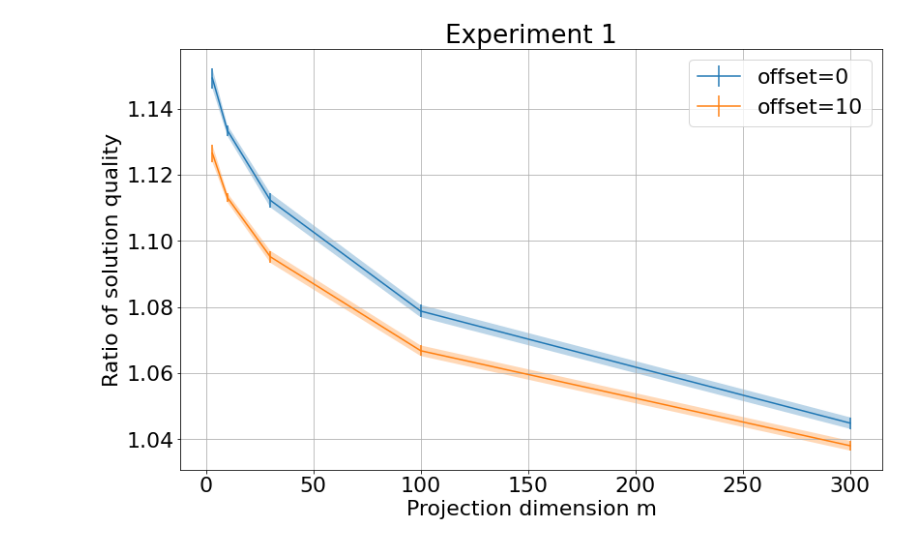
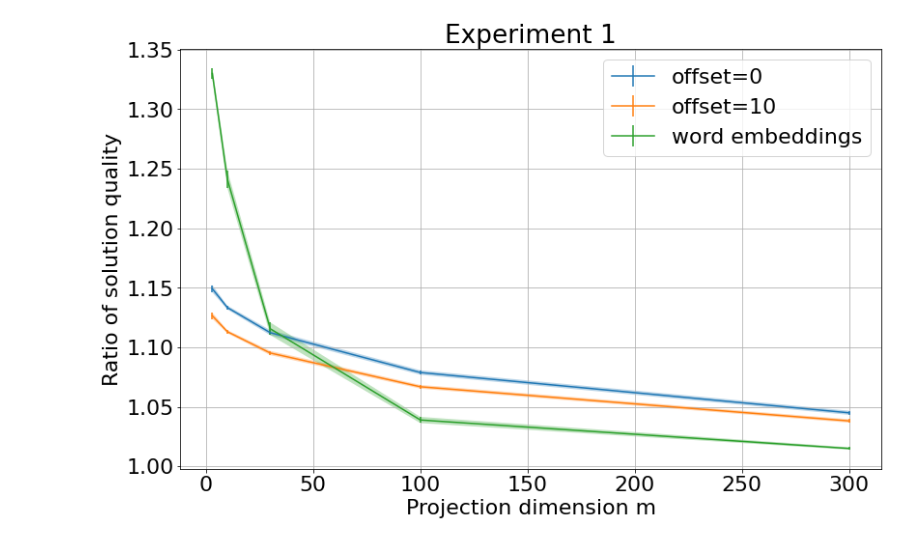
Before and after one commit to decarpentierg/dr4wb, a Jupyter notebook: exp1_plots.ipynb, the cells around one changed output. Drawn from its saved outputs; the diff is of its cells as text; code cells hidden in the pictures.

Commit message:
add word vectors

```diff
--- a/exp1_plots.ipynb
+++ b/exp1_plots.ipynb
@@ -15,13 +8,15 @@ from experiment1 import *
 # %%
 plt.rcParams.update({'font.size': 22})
 plt.figure(figsize=(13, 8))
 plot_quality_ratios(M_VALUES, qr1, label="offset=0")
 plot_quality_ratios(M_VALUES, qr2, label="offset=10")
+plot_quality_ratios(M_VALUES, qr3, label="word embeddings")
 plt.grid()
 plt.xlabel("Projection dimension m")
 plt.ylabel("Ratio of solution quality")
 plt.legend()
 plt.title("Experiment 1")
+plt.savefig("figures/experiment_1.png")
 plt.show()
 # %% [output]
-[figure, old version]
+[figure, new version]
```
Also changed, not shown: parts of 2 cells of this notebook, 6 other files.
